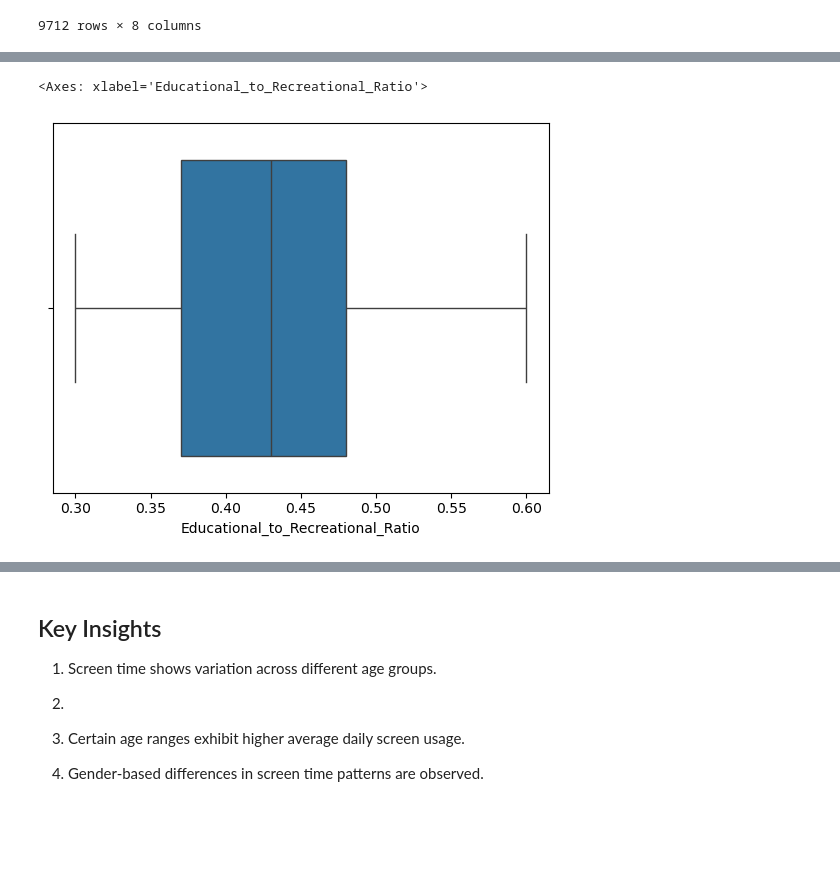
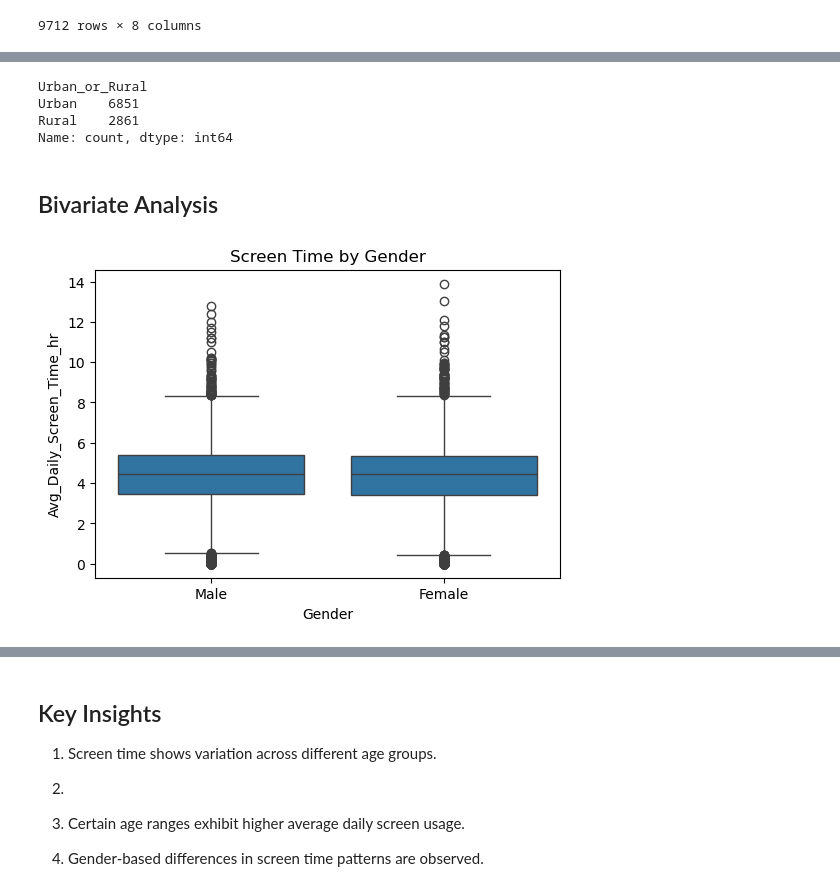
Before and after one commit to springboardmentor2468a-lab/ScreenSense, a Jupyter notebook: week1_task.ipynb, the cells around one changed output, grey strips where cells are left out. Saved outputs shown, nothing was run; the diff lists cells and outputs as text; code cells hidden in the pictures; blank space fills up the shorter version.

Commit message:
Week 1 EDA updated: structured EDA, missing value handling, analysis

```diff
--- a/week1_task.ipynb
+++ b/week1_task.ipynb
@@ -98,0 +86,2 @@ df.duplicated().sum()
+# %%
+df = df.where(pd.notnull(df), None)
@@ -99,3 +100,8 @@ df.duplicated().sum()
 # %%
-df.nunique()
+# Duplicates
+duplicates = df.duplicated().sum()
+print("\nDuplicate rows:", duplicates)
+
+df = df.drop_duplicates()
+print("Shape after duplicate removal:", df.shape)
 # %% [output]
@@ -140,6 +172,18 @@ plt.show()
+# %%
+#Urban/Rural Distribution
+df['Urban_or_Rural'].value_counts()
+# %% [output]
+Urban_or_Rural
+Urban    6851
+Rural    2861
+Name: count, dtype: int64
+# %% [markdown]
+## Bivariate Analysis
 # %%
-import seaborn as sns
-sns.boxplot(x=df['Educational_to_Recreational_Ratio'])
+# Screen Time by Gender
+plt.figure(figsize=(6,4))
+sns.boxplot(x='Gender', y='Avg_Daily_Screen_Time_hr', data=df)
+plt.title("Screen Time by Gender")
+plt.show()
 # %% [output]
-<Axes: xlabel='Educational_to_Recreational_Ratio'>
-[figure, old version]
+[figure, new version]
```
Also changed, not shown: parts of 27 cells of this notebook, 1 other file.
